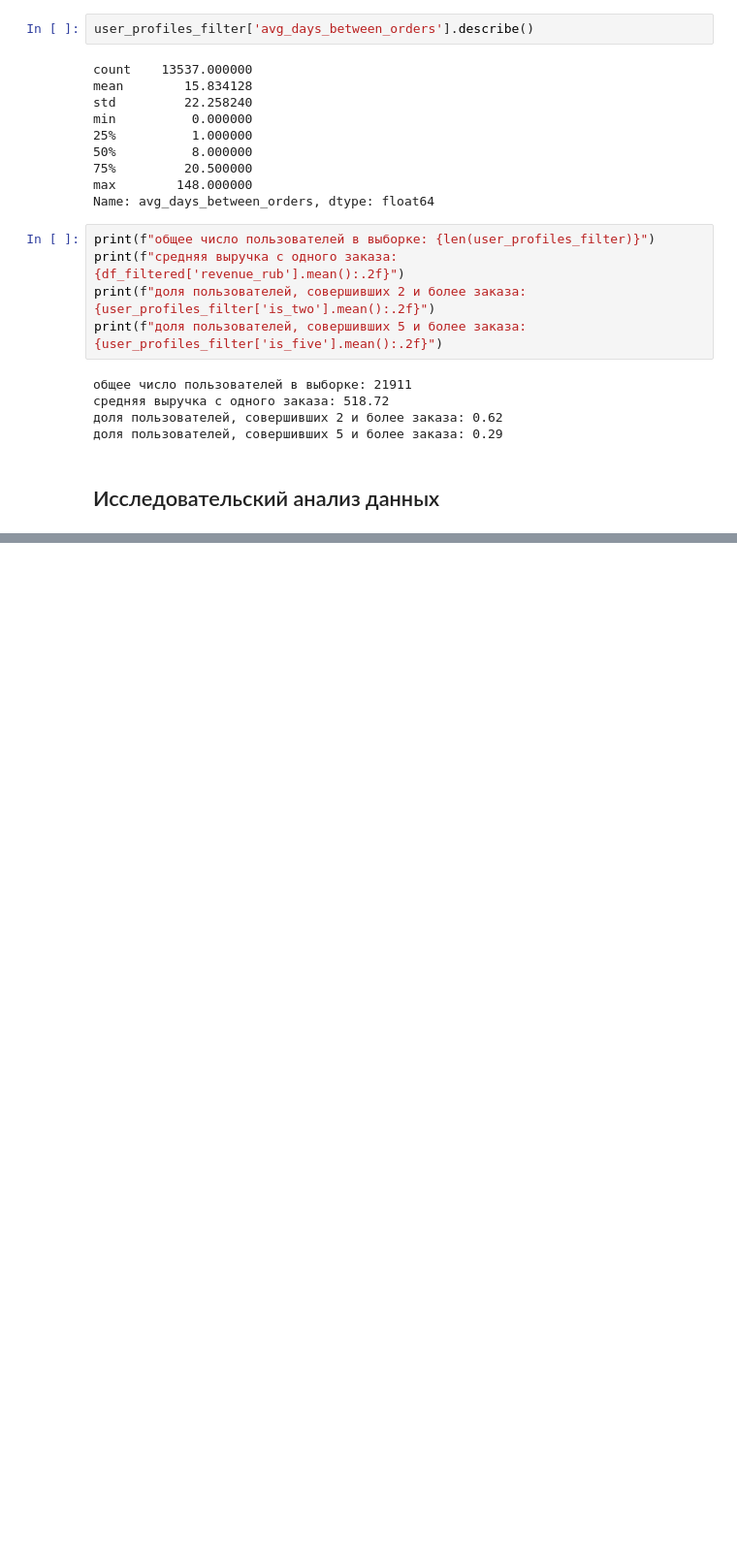
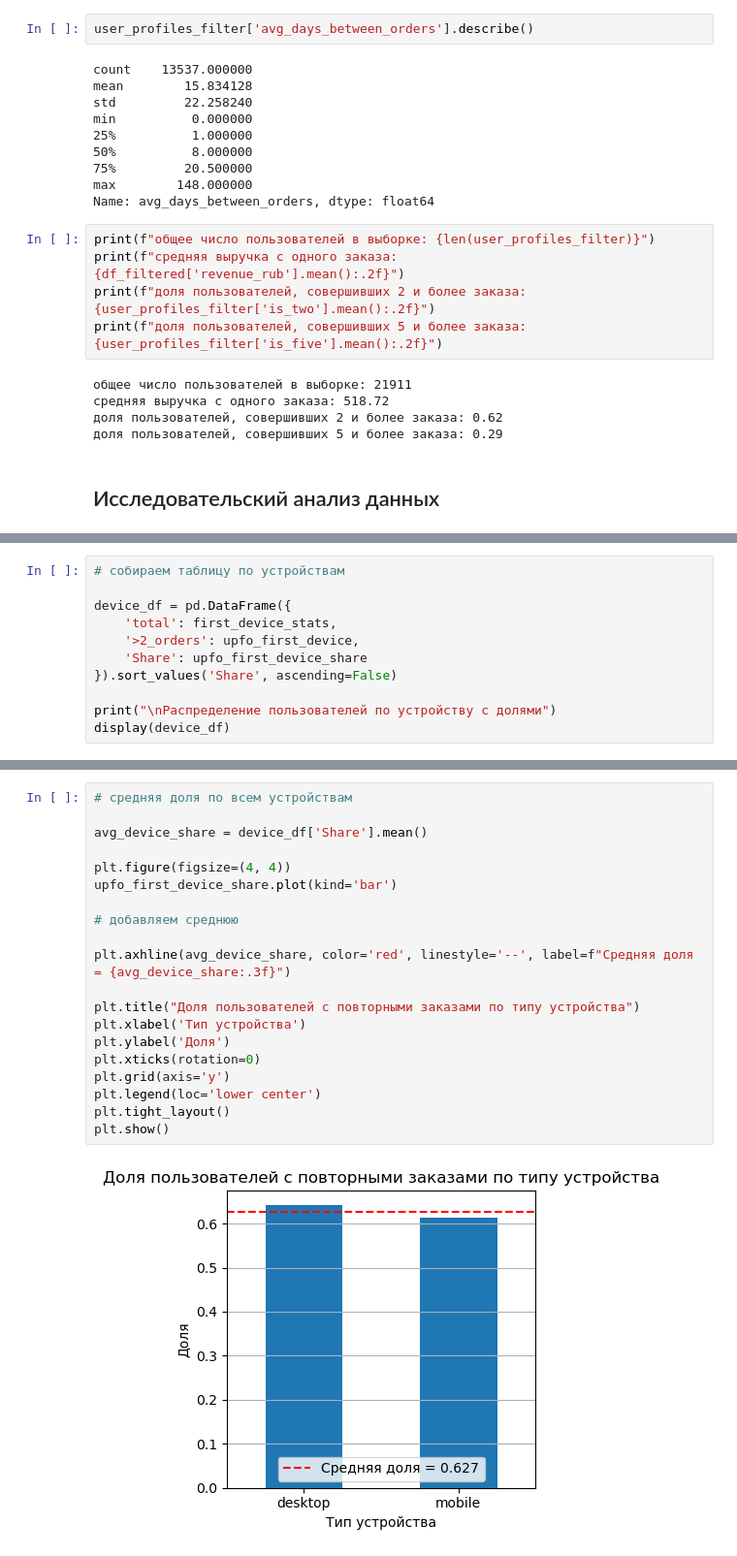
Before and after one commit to litwinowww/ya-afisha-loyalty, a Jupyter notebook: ya_afisha_loyalty.ipynb, the cells around one changed output, grey strips where cells are left out. Shown at 97% size. Drawn from its saved outputs; the diff is of its cells as text; blank space fills up the shorter version.

```diff
--- a/ya_afisha_loyalty.ipynb
+++ b/ya_afisha_loyalty.ipynb
@@ -733,0 +918,11 @@ print(f"доля пользователей, совершивших 5 и бол
+# %%
+# собираем таблицу по устройствам
+
+device_df = pd.DataFrame({
+    'total': first_device_stats,
+    '>2_orders': upfo_first_device,
+    'Share': upfo_first_device_share
+}).sort_values('Share', ascending=False)
+
+print("\nРаспределение пользователей по устройству с долями")
+display(device_df)
@@ -733,0 +935,22 @@ print(f"доля пользователей, совершивших 5 и бол
+# %%
+# средняя доля по всем устройствам
+
+avg_device_share = device_df['Share'].mean()
+
+plt.figure(figsize=(4, 4))
+upfo_first_device_share.plot(kind='bar')
+
+# добавляем среднюю
+
+plt.axhline(avg_device_share, color='red', linestyle='--', label=f"Средняя доля = {avg_device_share:.3f}")
+
+plt.title("Доля пользователей c повторными заказами по типу устройства")
+plt.xlabel('Тип устройства')
+plt.ylabel('Доля')
+plt.xticks(rotation=0)
+plt.grid(axis='y')
+plt.legend(loc='lower center')
+plt.tight_layout()
+plt.show()
+# %% [output]
+[figure, added]
```
Also changed, not shown: parts of 28 cells of this notebook.
